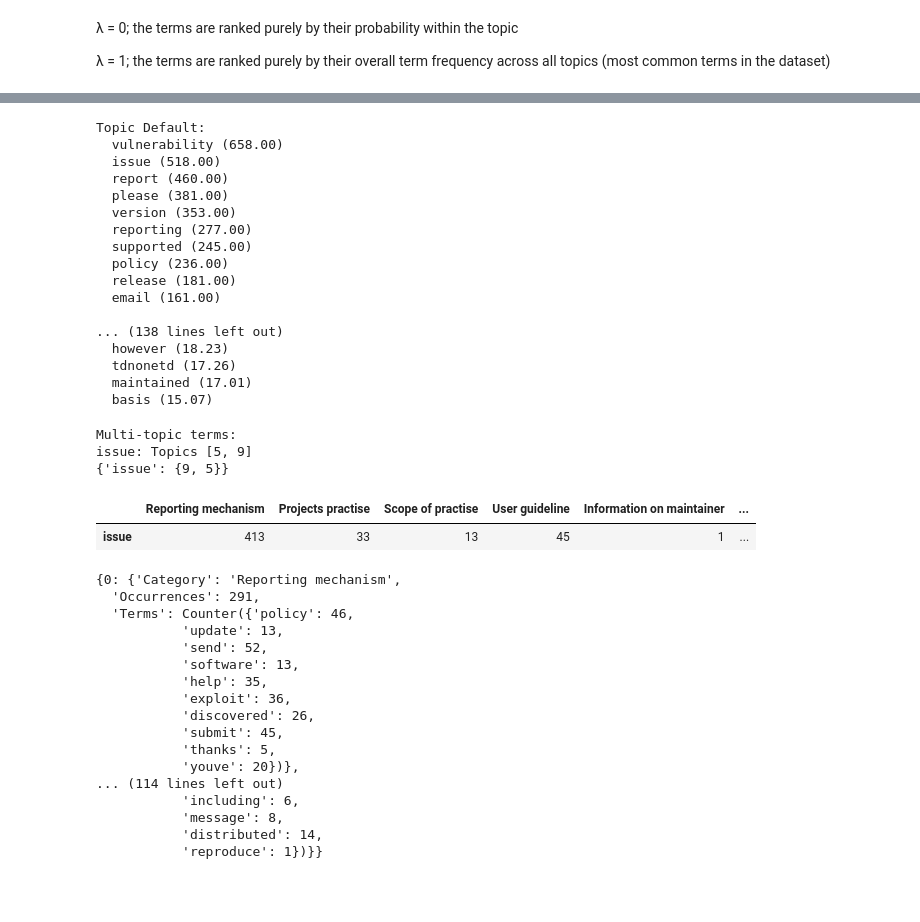
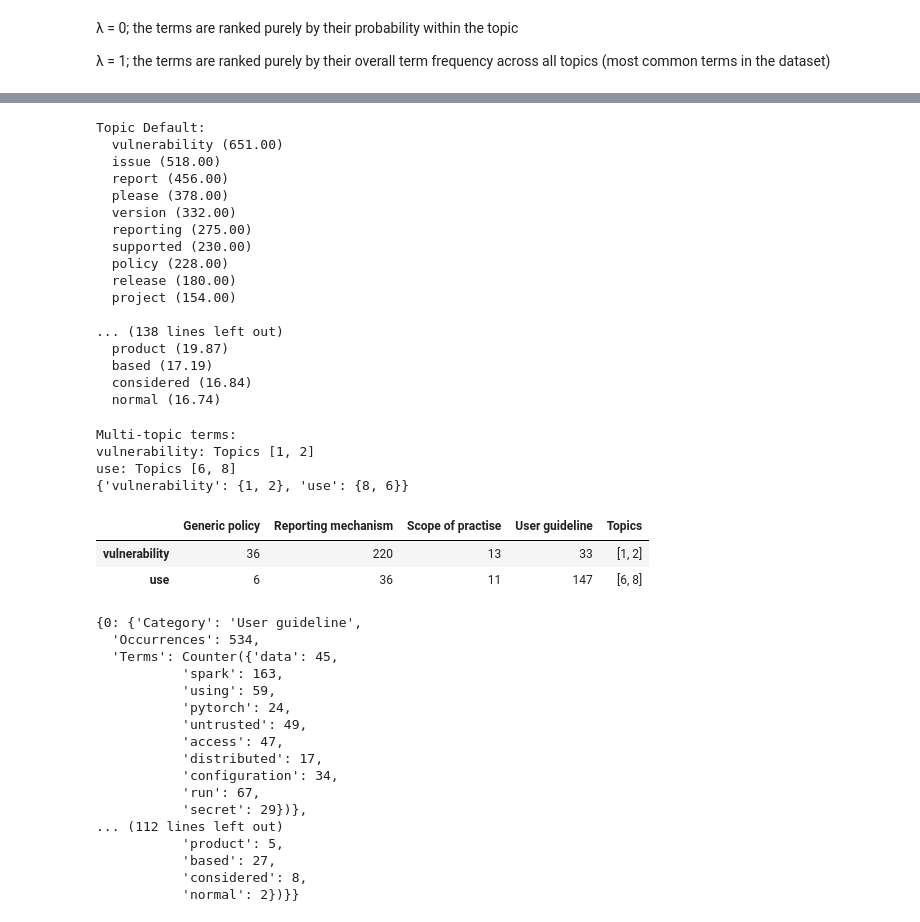
Before and after one commit to sswpka/Senior-Project-Security-Policy, a Jupyter notebook: LDA_content_category.ipynb, the cells around one changed output, grey strips where cells are left out. Drawn from its saved outputs; the diff is of its cells as text; code cells hidden in the pictures; blank space fills up the shorter version.

```diff
--- a/LDA_content_category.ipynb
+++ b/LDA_content_category.ipynb
@@ -77,7 +77,7 @@ corpus = [dictionary.doc2bow(text) for text in texts]
 
 # train LDA model
 num_topics=11
-lda_model = LdaModel(corpus=corpus, id2word=dictionary, chunksize=20, num_topics=num_topics, passes=100, iterations=200)
+lda_model = LdaModel(corpus=corpus, id2word=dictionary, chunksize=20, num_topics=num_topics, passes=100, iterations=200, random_state=28, eta=0.1)
 
 for topic in lda_model.print_topics(num_topics=num_topics, num_words=10):
     print(topic)
@@ -132,25 +132,25 @@ for topic, group in topic_terms:
     top_terms_per_topic[topic] = set(top_terms['Term'])
 # %% [output]
 Topic Default:
-  vulnerability (658.00)
+  vulnerability (651.00)
   issue (518.00)
-  report (460.00)
-  please (381.00)
-  version (353.00)
-  reporting (277.00)
-  supported (245.00)
-  policy (236.00)
-  release (181.00)
-  email (161.00)
+  report (456.00)
+  please (378.00)
+  version (332.00)
+  reporting (275.00)
+  supported (230.00)
+  policy (228.00)
+  release (180.00)
+  project (154.00)
 
 ... (138 lines left out)
-  however (18.23)
-  tdnonetd (17.26)
-  maintained (17.01)
-  basis (15.07)
+  product (19.87)
+  based (17.19)
+  considered (16.84)
+  normal (16.74)
 # %%
 # Count terms occurance in each category
-data = pd.read_csv('dataset/category_with_document.csv')
+data = pd.read_csv('sampled_4_category_with_document.csv')
 data['processed_Document'] = data['Document'].apply(preprocess_text)
 
 topic_terms = lda_model.show_topics(num_topics=num_topics, num_words=10, formatted=False)
@@ -191,54 +191,56 @@ for topic, top_terms in top_terms_per_topic.items():
         document_content = str(row['processed_Document']).lower()
 
         term_counts = {term: document_content.count(term) for term in single_topic}
         total_count = sum(term_counts.values())
 
         category_term_counts[topic][category] += total_count
 
         if category not in category_term_details[topic]:
             category_term_details[topic][category] = Counter()
         category_term_details[topic][category].update(term_counts)
 
 
 multi_topic_term_df = pd.DataFrame(multi_topic_term_category_counts).T.fillna(0)
 multi_topic_term_df['Topics'] = multi_topic_term_df.index.map(lambda term: sorted(multi_topic_terms[term]))
 
 # most occurrences for each topic
 topic_category_analysis = {
     topic: {
         "Category": category_counts.most_common(1)[0][0] if category_counts else "None",
         "Occurrences": category_counts.most_common(1)[0][1] if category_counts else 0,
         "Terms": category_term_details[topic][category_counts.most_common(1)[0][0]] if category_counts else {}
     }
     for topic, category_counts in category_term_counts.items()
 }
 
 print(multi_topic_terms)
 display(multi_topic_term_df)
 display(topic_category_analysis)
 # %% [output]
 Multi-topic terms:
-issue: Topics [5, 9]
-{'issue': {9, 5}}
+vulnerability: Topics [1, 2]
+use: Topics [6, 8]
+{'vulnerability': {1, 2}, 'use': {8, 6}}
-|  | Reporting mechanism | Projects practise | Scope of practise | User guideline | Information on maintainer | ... |
-| issue | 413 | 33 | 13 | 45 | 1 | ... |
+|  | Generic policy | Reporting mechanism | Scope of practise | User guideline | Topics |
+| vulnerability | 36 | 220 | 13 | 33 | [1, 2] |
+| use | 6 | 36 | 11 | 147 | [6, 8] |
-{0: {'Category': 'Reporting mechanism',
-  'Occurrences': 291,
-  'Terms': Counter({'policy': 46,
-           'update': 13,
-           'send': 52,
-           'software': 13,
-           'help': 35,
-           'exploit': 36,
-           'discovered': 26,
-           'submit': 45,
-           'thanks': 5,
-           'youve': 20})},
-... (114 lines left out)
-           'including': 6,
-           'message': 8,
-           'distributed': 14,
-           'reproduce': 1})}}
+{0: {'Category': 'User guideline',
+  'Occurrences': 534,
+  'Terms': Counter({'data': 45,
+           'spark': 163,
+           'using': 59,
+           'pytorch': 24,
+           'untrusted': 49,
+           'access': 47,
+           'distributed': 17,
+           'configuration': 34,
+           'run': 67,
+           'secret': 29})},
+... (112 lines left out)
+           'product': 5,
+           'based': 27,
+           'considered': 8,
+           'normal': 2})}}
 # %%
 # number of term's occurance in each category content to csv
 csv_data = []
```
Also changed, not shown: parts of 2 cells of this notebook, 2 other files.
